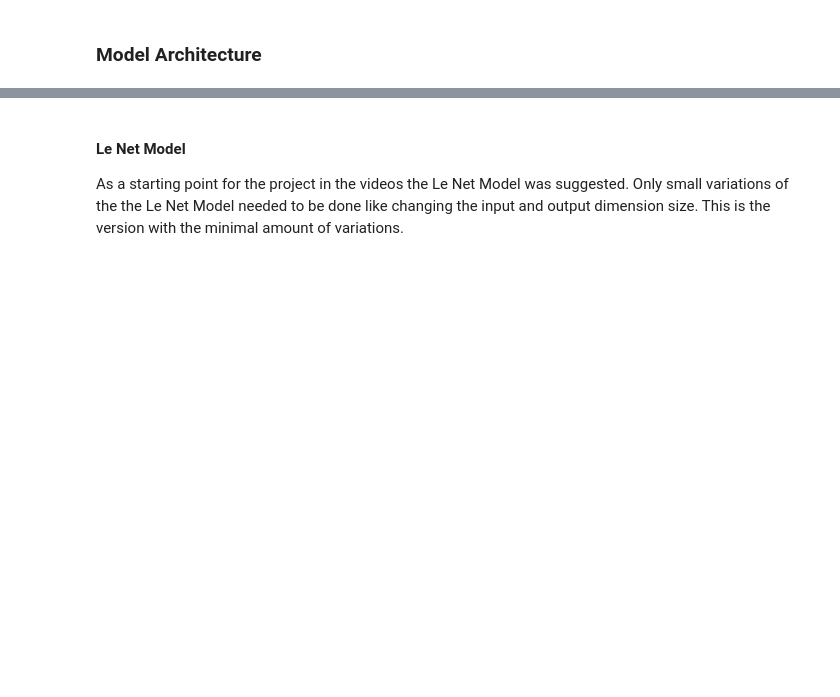
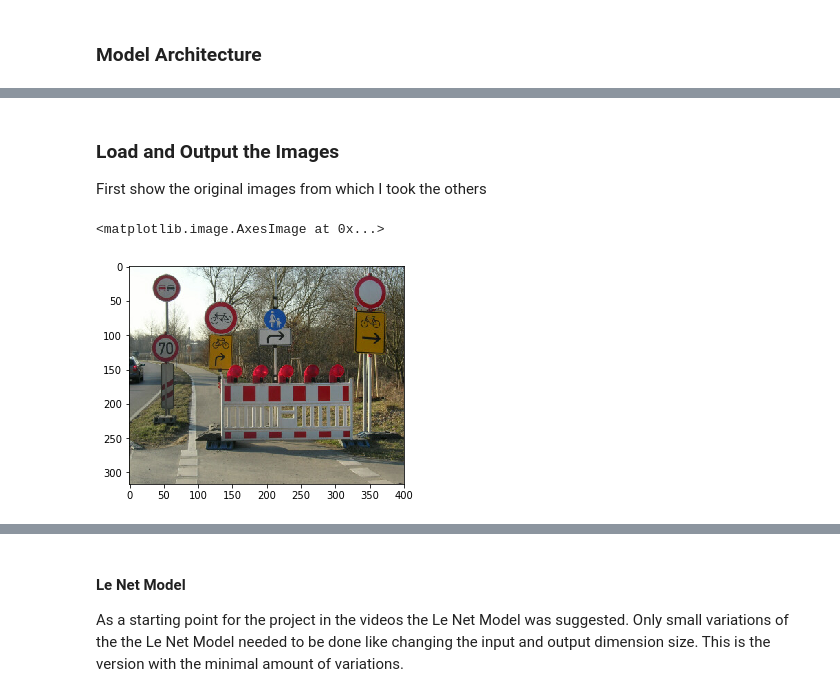
Before and after one commit to joergsimon/SDCND-Term1-TrafficSign, a Jupyter notebook: Traffic_Sign_Classifier.ipynb, the cells around one changed output, grey strips where cells are left out. Drawn from its saved outputs; the diff is of its cells as text; code cells hidden in the pictures; blank space fills up the shorter version.

```diff
--- a/Traffic_Sign_Classifier.ipynb
+++ b/Traffic_Sign_Classifier.ipynb
@@ -309,0 +551,16 @@ def debug_dim(thingwithshape, is_debug_on):
+# %% [markdown]
+### Load and Output the Images
+First show the original images from which I took the others
+# %%
+### Load the images and plot them here.
+### Feel free to use as many code cells as needed.
+import random
+import matplotlib.pyplot as plt
+import matplotlib.image as mpimg
+%matplotlib inline
+
+img=mpimg.imread('images/article1.JPG')
+plt.imshow(img)
+# %% [output]
+<matplotlib.image.AxesImage at 0x...>
+[figure, added]
```
Also changed, not shown: parts of 72 cells of this notebook, 3 other files.
